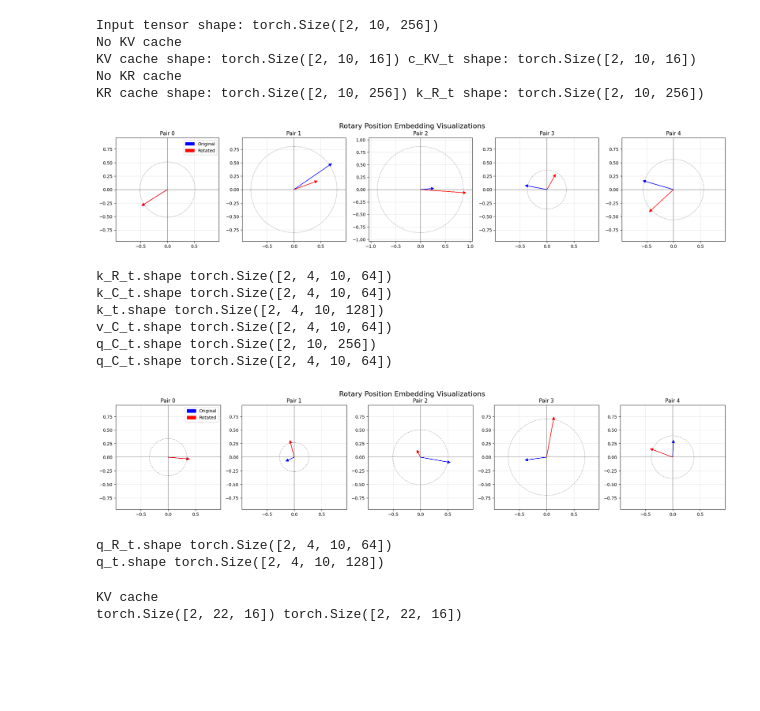
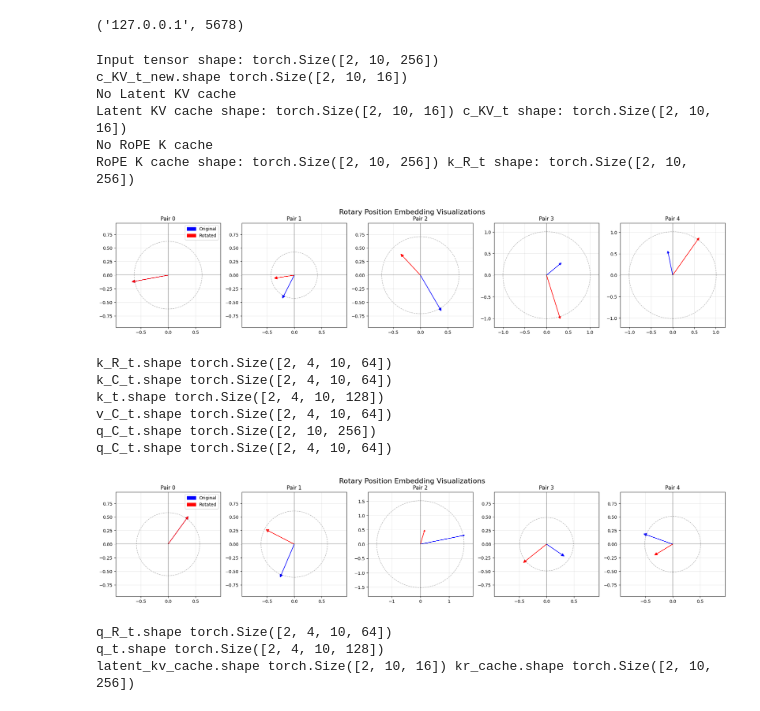
Before and after one commit to chrisjob1021/transformer-examples, a Jupyter notebook: mla-attention/mla-attention.ipynb, the cells around one changed output. Cells and saved outputs as stored; diff of their text form; code cells hidden in the pictures; blank space fills up the shorter version.

Commit message:
fix latent kv cache

```diff
--- a/mla-attention/mla-attention.ipynb
+++ b/mla-attention/mla-attention.ipynb
@@ -21,3 +4,8 @@ Note: you may need to restart the kernel to use updated packages.
+# %%
+import debugpy
+debugpy.listen(5678)
+# %% [output]
+('127.0.0.1', 5678)
 # %%
 from torch import nn
 import matplotlib.pyplot as plt
@@ -291,37 +306,34 @@ class LatentQAttention(nn.Module):
 # %%
 import torch
 from torch import nn
 
 # Setup example parameters
 batch_size = 2
 seq_len = 10
 
 # Create a random input tensor using the config dimensions
 x = torch.randn(batch_size, seq_len, config.dim)
 print(f"Input tensor shape: {x.shape}")  # Should be [2, 10, 256] with default config
 
 # Create an instance of the model
 model = MultiHeadLatentAttention(config)
-out = model(x)
+latent_kv_cache, kr_cache = model(x)
+print("latent_kv_cache.shape", latent_kv_cache.shape, "kr_cache.shape", kr_cache.shape)
 # %% [output]
 Input tensor shape: torch.Size([2, 10, 256])
-No KV cache
-KV cache shape: torch.Size([2, 10, 16]) c_KV_t shape: torch.Size([2, 10, 16])
-No KR cache
-KR cache shape: torch.Size([2, 10, 256]) k_R_t shape: torch.Size([2, 10, 256])
+c_KV_t_new.shape torch.Size([2, 10, 16])
+No Latent KV cache
+Latent KV cache shape: torch.Size([2, 10, 16]) c_KV_t shape: torch.Size([2, 10, 16])
+No RoPE K cache
+RoPE K cache shape: torch.Size([2, 10, 256]) k_R_t shape: torch.Size([2, 10, 256])
-[figure, old version]
+[figure, new version]
 k_R_t.shape torch.Size([2, 4, 10, 64])
 k_C_t.shape torch.Size([2, 4, 10, 64])
 k_t.shape torch.Size([2, 4, 10, 128])
 v_C_t.shape torch.Size([2, 4, 10, 64])
 q_C_t.shape torch.Size([2, 10, 256])
 q_C_t.shape torch.Size([2, 4, 10, 64])
-[figure, old version]
+[figure, new version]
 q_R_t.shape torch.Size([2, 4, 10, 64])
 q_t.shape torch.Size([2, 4, 10, 128])
+latent_kv_cache.shape torch.Size([2, 10, 16]) kr_cache.shape torch.Size([2, 10, 256])
-# %%
-x = torch.randn(batch_size, 1, config.dim)
-k_C_t, v_C_t = model(x)
-# %% [output]
-KV cache
-torch.Size([2, 22, 16]) torch.Size([2, 22, 16])
```
Also changed, not shown: parts of 3 cells of this notebook.
